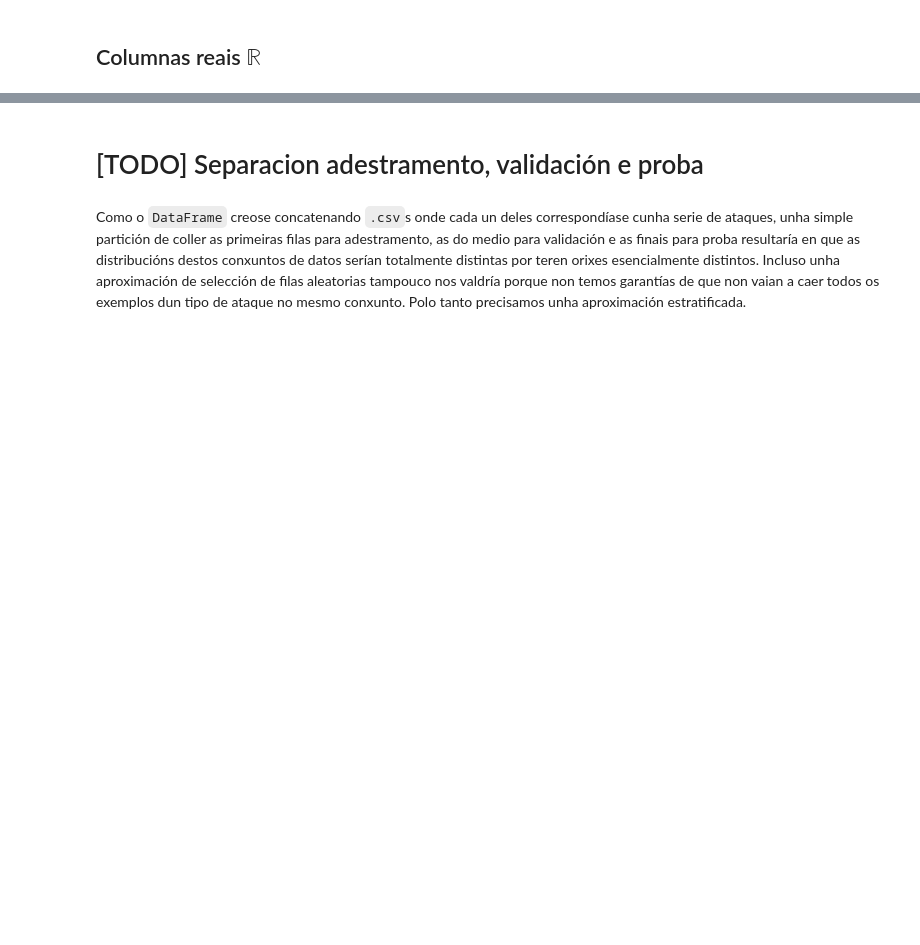
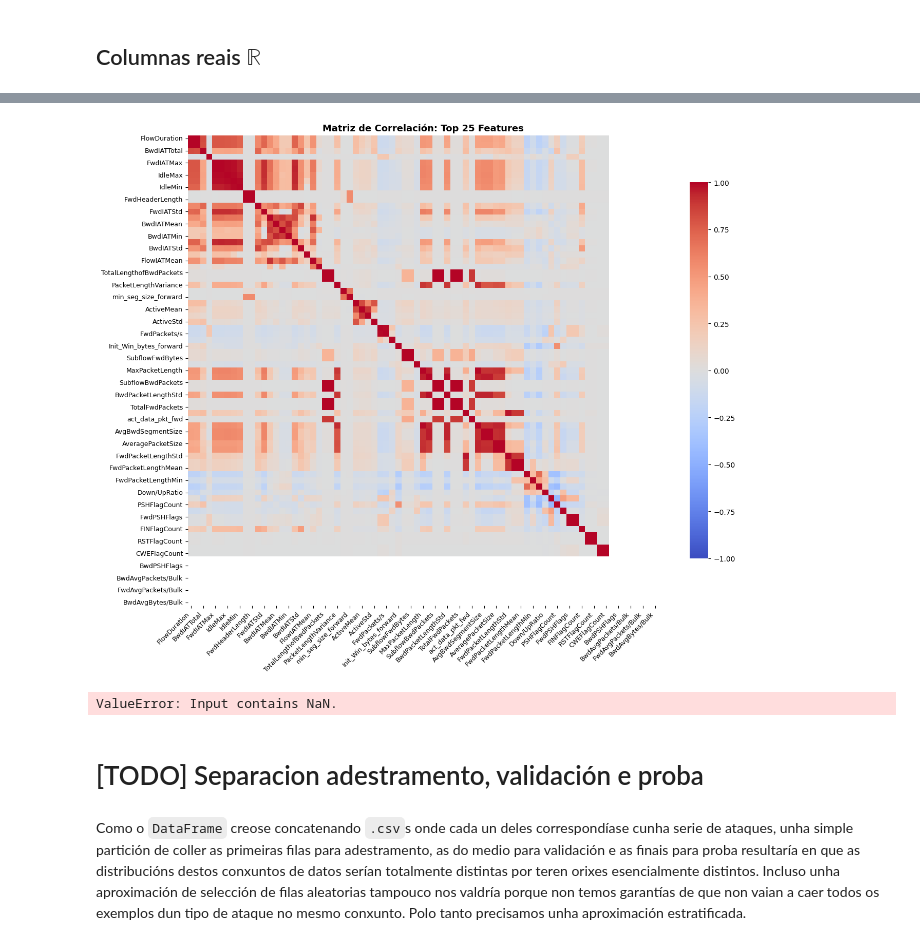
Before and after one commit to pabloChantada/cyber, a Jupyter notebook: analisis.ipynb, the cells around one changed output, grey strips where cells are left out. Saved outputs shown, nothing was run; the diff lists cells and outputs as text; code cells hidden in the pictures; blank space fills up the shorter version.

```diff
--- a/analisis.ipynb
+++ b/analisis.ipynb
@@ -243,7 +243,8 @@ plt.show()
 # %% [markdown]
 Das celdas anteriores vemos que só hai tres protocolos e malia que o último (o `0.0`) ocurra moi pouco, imos representalo igualmente xa que como o conxunto de datos é tan grande (3 millóns de filas), estar no orde de $p(\texttt{protocolo\_{0.0}}) \approx 10^{-3}$ parecenos significativo. Segurmanete perdamos máis información quitandoo que a lixereza que gañamos.
 # %%
-df = pd.concat([df, pd.get_dummies(df['Protocol'])], axis=1)
+df = pd.concat([df, pd.get_dummies(df['Protocol']).add_prefix('protocolo_')], axis=1)
+df = df.drop(columns=["Protocol"])
 # %% [markdown]
 ### Columna etiqueta
 # %%
@@ -289,3 +299,5 @@ Estas dúas celdas veñen a expresar que claramente hai moitas máis transacció
+# %%
+df = df.drop(columns=["FlowID", "SourceIP", "DestinationIP", "Timestamp"])
 # %% [markdown]
 ## Columnas reais $\mathbb{R}$
 # %% [markdown]
@@ -292,0 +363,56 @@ As columnas categóricas presentaban a problemática de ter que codificalas dun
+# %%
+# Preparar datos numéricos
+numeric_cols = [
+    col for col in df.columns
+    if not col.startswith('src_')
+    and not col.startswith('dst_')
+    and not col.startswith('protocolo_')
+]
+
+df_numeric = df[numeric_cols].select_dtypes(include=[np.number])
+df_numeric = df_numeric.replace([np.inf, -np.inf], np.nan).dropna()
+
+top_n = 25
+
+# Matriz de correlación de top 25 features (por varianza)
+top_features = df_numeric.var().sort_values(ascending=False).index
+corr_matrix = df_numeric[top_features].corr()
+
+# Visualizar
+fig, ax = plt.subplots(figsize=(14, 11))
+sns.heatmap(corr_matrix, annot=False, cmap='coolwarm', center=0, vmin=-1, vmax=1,
+            square=True, cbar_kws={"shrink": 0.8}, ax=ax)
+ax.set_title(f"Matriz de Correlación: Top {top_n} Features", fontsize=13, fontweight='bold')
+plt.xticks(rotation=45, ha='right', fontsize=9)
+plt.yticks(fontsize=9)
+plt.tight_layout()
+plt.show()
+# %% [output]
+[figure, added]
+# %%
+import umap
+import matplotlib.pyplot as plt
+import numpy as np
+
+reducer = umap.UMAP(random_state=42)
+embedding_before = reducer.fit_transform(df.drop(columns=["Label"]))
+
+plt.figure(figsize=(8, 6))
+unique_labels = df["Label"].unique()
+for label in unique_labels:
+    mask = df["Label"] == label
+    color = cores[list(unique_labels).index(label) % len(cores)]
+    plt.scatter(
+        embedding_before[mask, 0],
+        embedding_before[mask, 1],
+        label=label,
+        color=color,
+        s=10,
+        alpha=0.8
+    )
+plt.title("UMAP — Before Variance Filtering")
+plt.legend(markerscale=2, bbox_to_anchor=(1.05, 1), loc="upper left")
+plt.tight_layout()
+plt.show()
+# %% [output]
+ValueError: Input contains NaN.
```
Also changed, not shown: parts of 18 cells of this notebook, 1 other file.
